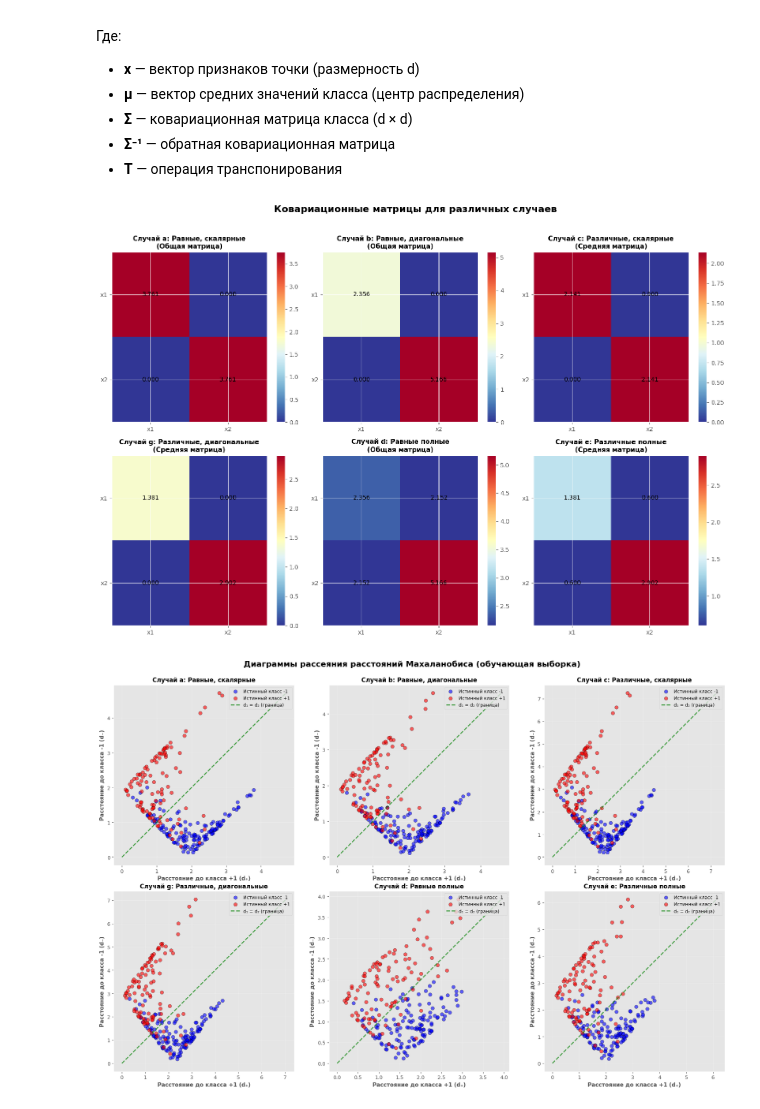
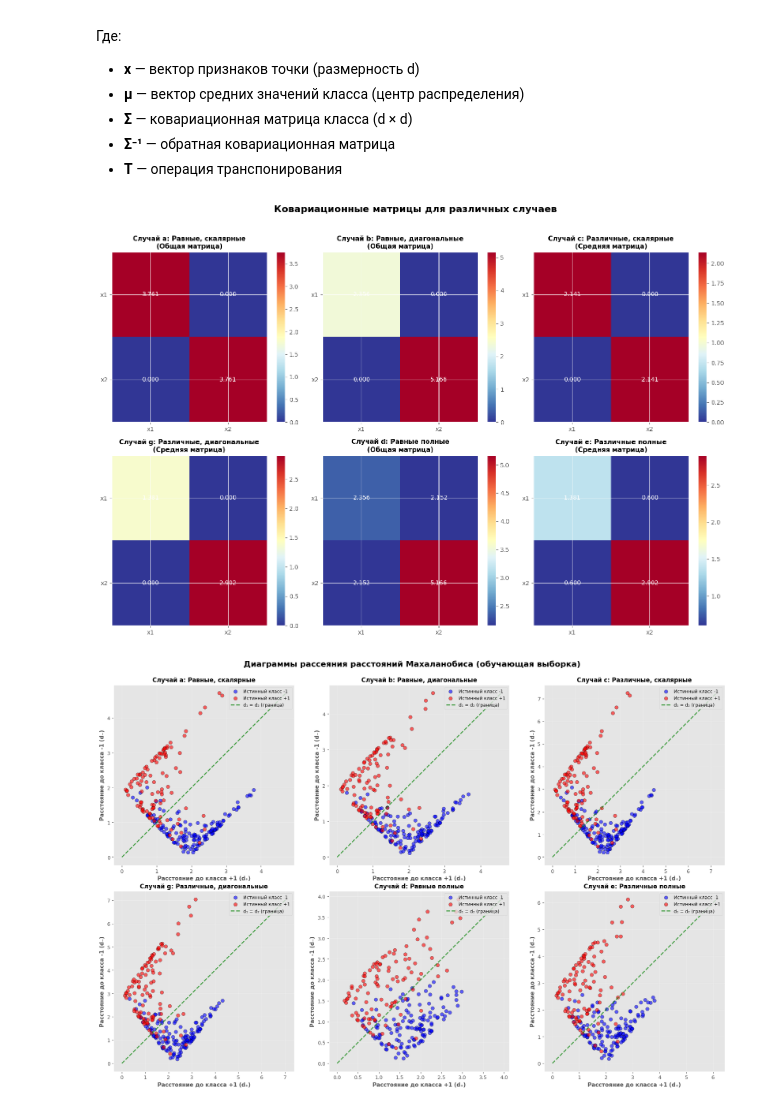
Before and after one commit to forbxpg/ML, a Jupyter notebook: mahalanobis/lab_v2-08_M25-514KirgizovTK.ipynb, the cells around one changed output. Cells and saved outputs as stored; diff of their text form; code cells hidden in the pictures.

```diff
--- a/mahalanobis/task.ipynb
+++ b/mahalanobis/lab_v2-08_M25-514KirgizovTK.ipynb
@@ -463,35 +453,35 @@ for index, (case_name, case_data) in enumerate(CASES.items()):
         title = f"Случай {case_name}: {case_data['name']}\n(Общая матрица)"
     else:
         matr_to_plot = (case_data["Sigma_negative"] + case_data["Sigma_positive"]) / 2
         title = f"Случай {case_name}: {case_data['name']}\n(Средняя матрица)"
 
     im = ax.imshow(matr_to_plot, cmap="RdYlBu_r", aspect="auto")
     ax.set_title(title, fontsize=11, fontweight="bold")
     ax.set_xticks([0, 1])
     ax.set_yticks([0, 1])
     ax.set_xticklabels(["x1", "x2"])
     ax.set_yticklabels(["x1", "x2"])
 
     for i in range(2):
         for j in range(2):
             text = ax.text(
                 j,
                 i,
                 f"{matr_to_plot[i, j]:.3f}",
                 ha="center",
                 va="center",
-                color="black",
+                color="white",
                 fontsize=10,
             )
 
     plt.colorbar(im, ax=ax)
 
 
 plt.tight_layout()
 plt.savefig("cov_matrices.png")
 plt.show()
 # %% [output]
-[figure, old version]
+[figure, new version]
 # %%
 """Диаграмма рассеяния расстояний"""
 
```
Also changed, not shown: parts of 2 cells of this notebook, 2 other files.
